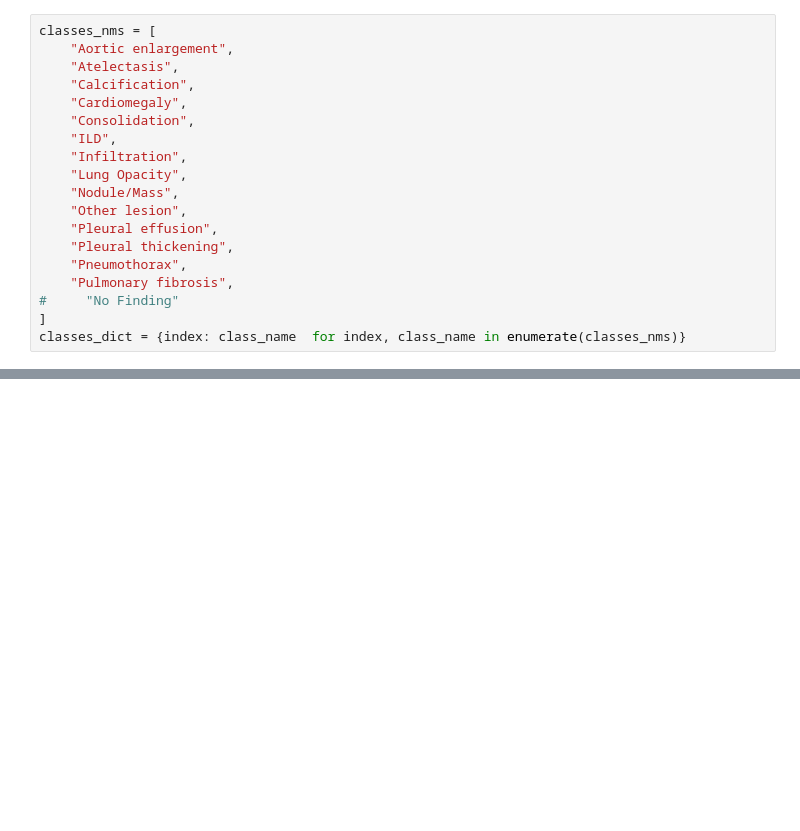
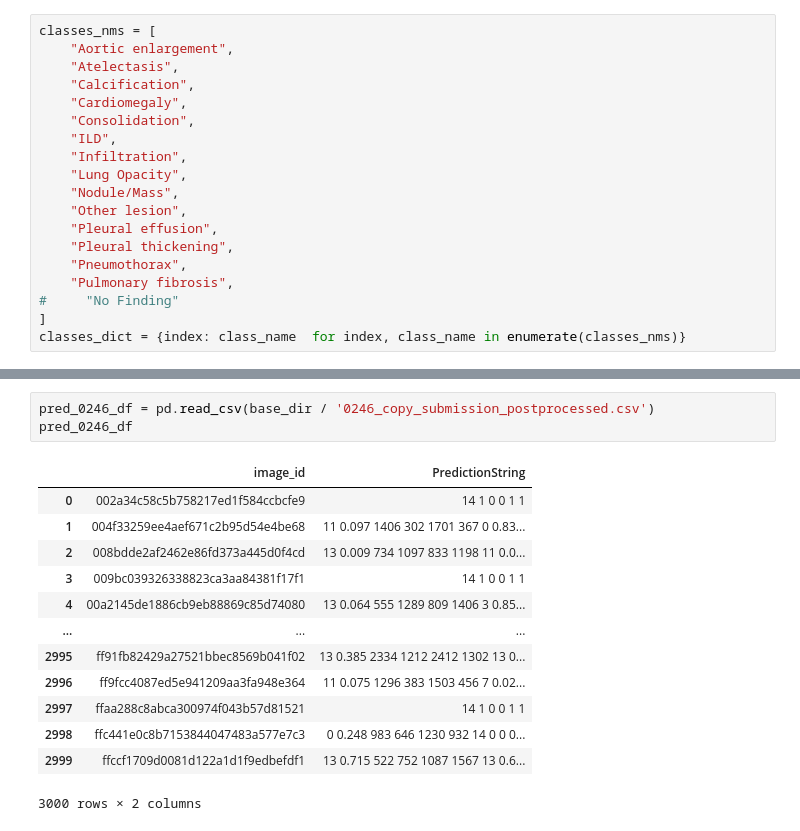
Before and after one commit to yamaguchi-milkcocholate/JaneStreet, a Jupyter notebook: src/VinBigData-ObjectDetection/detectron2_inference.ipynb, the cells around one changed output, grey strips where cells are left out. Drawn from its saved outputs; the diff is of its cells as text; blank space fills up the shorter version.

```diff
--- a/src/VinBigData-ObjectDetection/detectron2_inference.ipynb
+++ b/src/VinBigData-ObjectDetection/detectron2_inference.ipynb
@@ -308,0 +439,17 @@ submission_det
+# %%
+pred_0246_df = pd.read_csv(base_dir / '0246_copy_submission_postprocessed.csv')
+pred_0246_df
+# %% [output]
+|  | image_id | PredictionString |
+| 0 | 002a34c58c5b758217ed1f584ccbcfe9 | 14 1 0 0 1 1 |
+| 1 | 004f33259ee4aef671c2b95d54e4be68 | 11 0.097 1406 302 1701 367 0 0.83... |
+| 2 | 008bdde2af2462e86fd373a445d0f4cd | 13 0.009 734 1097 833 1198 11 0.0... |
+| 3 | 009bc039326338823ca3aa84381f17f1 | 14 1 0 0 1 1 |
+| 4 | 00a2145de1886cb9eb88869c85d74080 | 13 0.064 555 1289 809 1406 3 0.85... |
+| ... | ... | ... |
+| 2995 | ff91fb82429a27521bbec8569b041f02 | 13 0.385 2334 1212 2412 1302 13 0... |
+| 2996 | ff9fcc4087ed5e941209aa3fa948e364 | 11 0.075 1296 383 1503 456 7 0.02... |
+| 2997 | ffaa288c8abca300974f043b57d81521 | 14 1 0 0 1 1 |
+| 2998 | ffc441e0c8b7153844047483a577e7c3 | 0 0.248 983 646 1230 932 14 0 0 0... |
+| 2999 | ffccf1709d0081d122a1d1f9edbefdf1 | 13 0.715 522 752 1087 1567 13 0.6... |
+3000 rows × 2 columns
```
Also changed, not shown: parts of 34 cells of this notebook, 3 other files.
